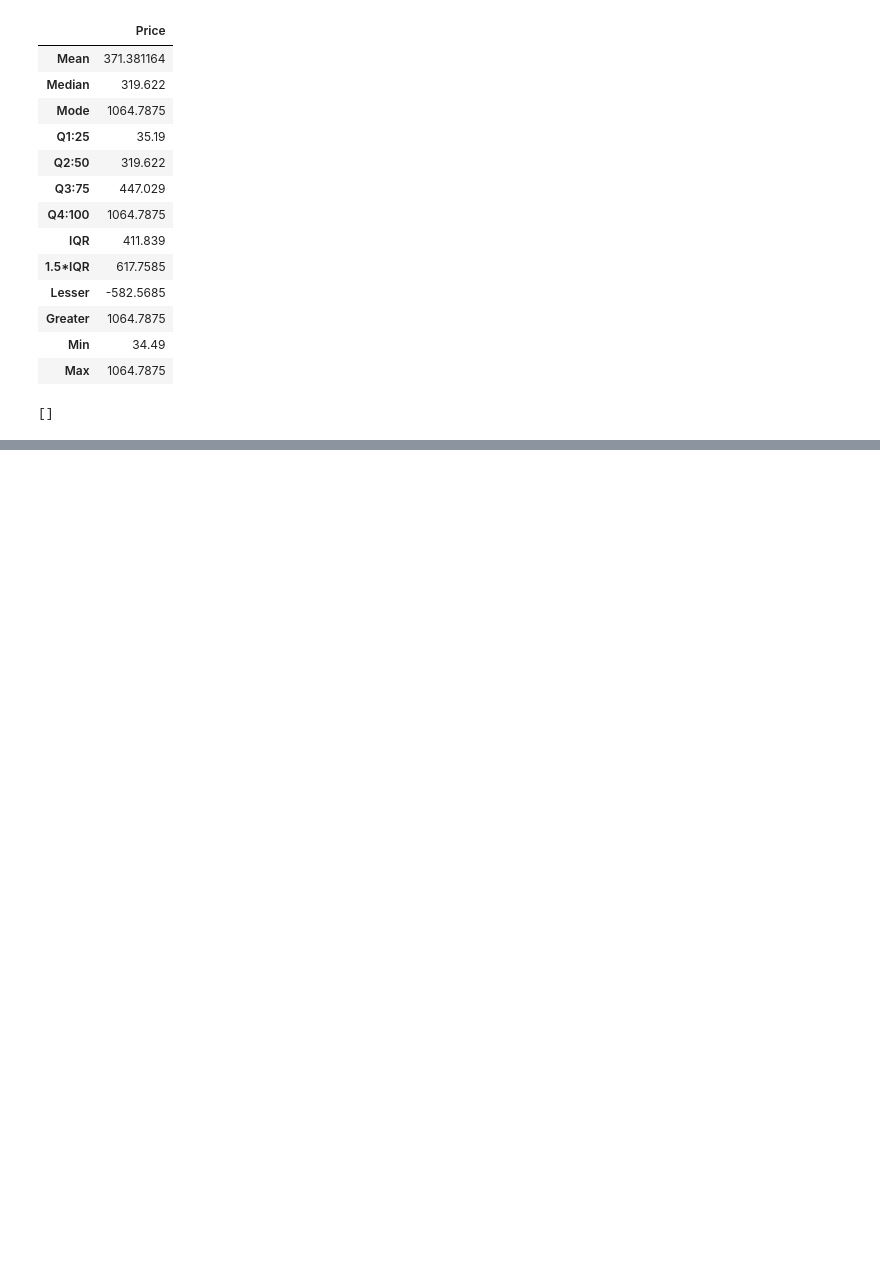
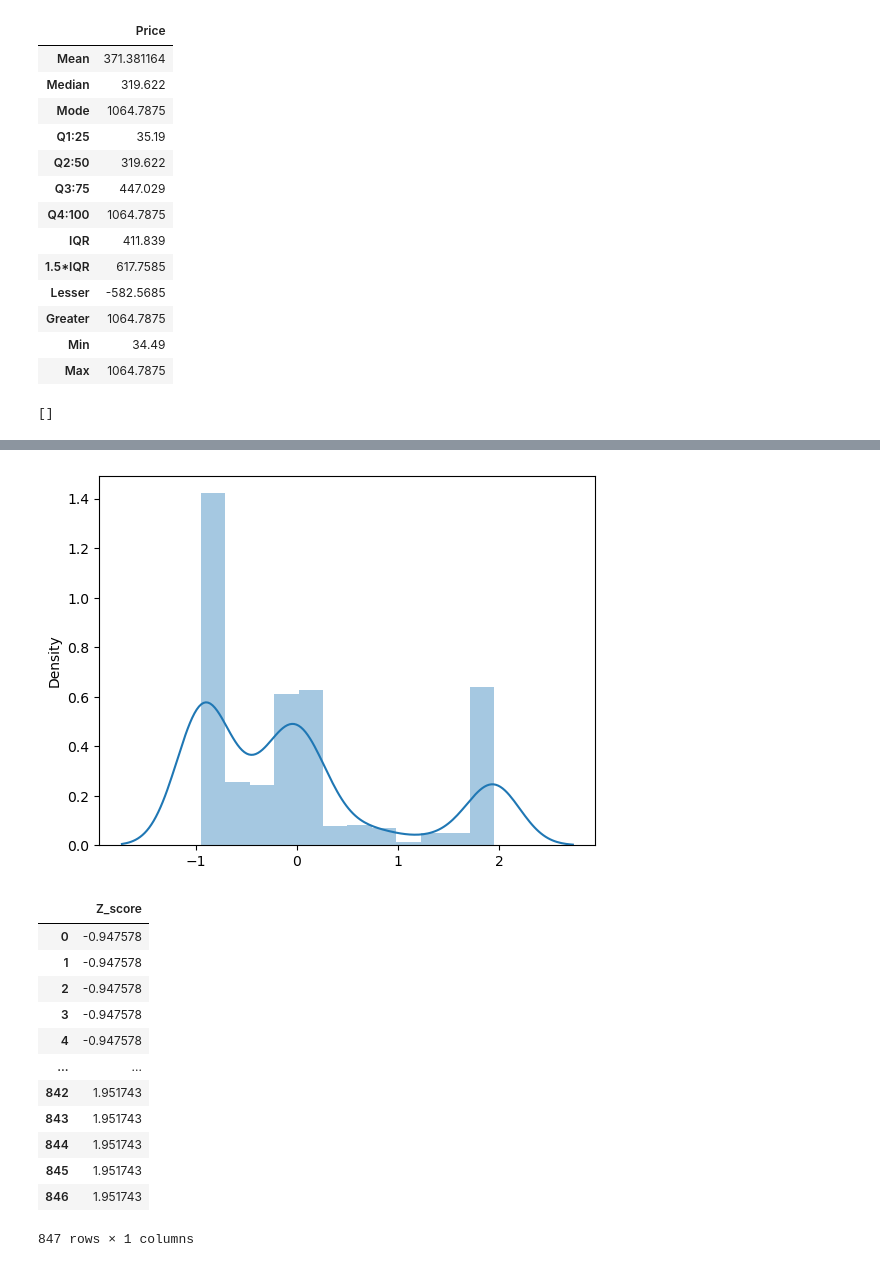
Before and after one commit to Roselinstanley/Time-Series-Analysis, a Jupyter notebook: GoldPrice.ipynb, the cells around one changed output, grey strips where cells are left out. Saved outputs shown, nothing was run; the diff lists cells and outputs as text; code cells hidden in the pictures; blank space fills up the shorter version.

```diff
--- a/GoldPrice.ipynb
+++ b/GoldPrice.ipynb
@@ -108,0 +123,17 @@ Greater
+# %%
+Freqobj.normal()
+# %% [output]
+[figure, added]
+|  | Z_score |
+| 0 | -0.947578 |
+| 1 | -0.947578 |
+| 2 | -0.947578 |
+| 3 | -0.947578 |
+| 4 | -0.947578 |
+| ... | ... |
+| 842 | 1.951743 |
+| 843 | 1.951743 |
+| 844 | 1.951743 |
+| 845 | 1.951743 |
+| 846 | 1.951743 |
+847 rows × 1 columns
```
Also changed, not shown: parts of 20 cells of this notebook.
